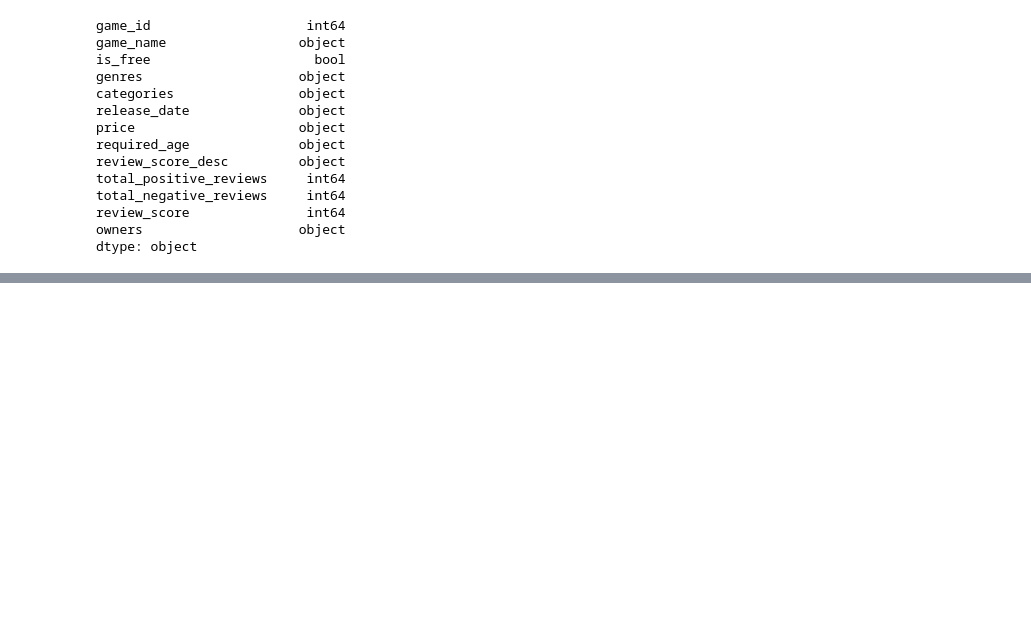
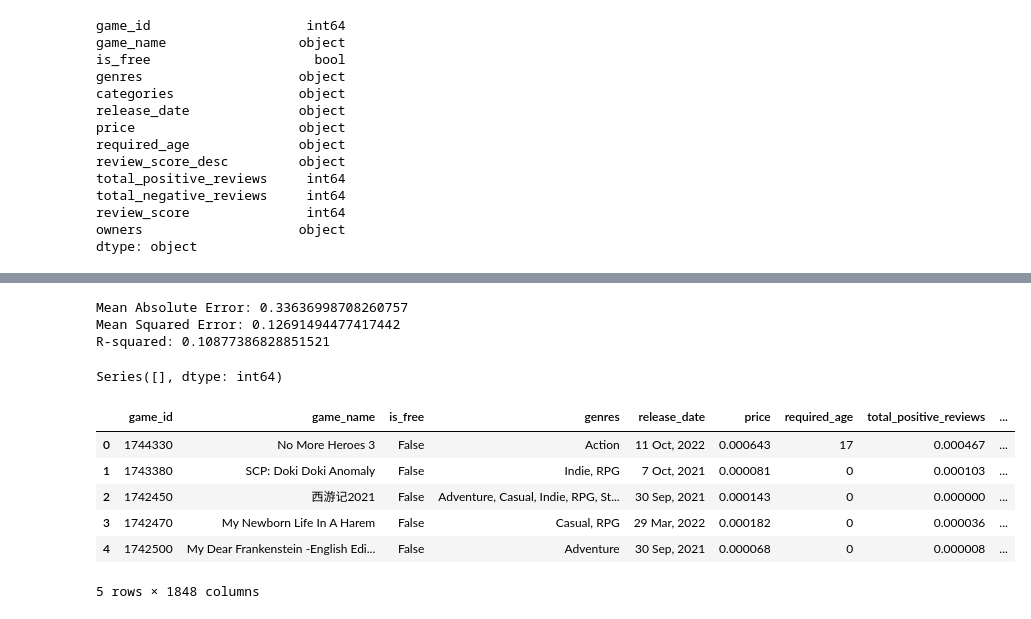
Before and after one commit to Jmoodina/steam_data_final_project, a Jupyter notebook: Steam_ML.ipynb, the cells around one changed output, grey strips where cells are left out. Cells and saved outputs as stored; diff of their text form; code cells hidden in the pictures; blank space fills up the shorter version.

```diff
--- a/Steam_ML.ipynb
+++ b/Steam_ML.ipynb
@@ -283,0 +147,66 @@ games_df['main_genre'] = games_df['genres'].apply(categorize_main_genre)
+# %%
+import re
+
+def preprocess_owners(owners):
+    if pd.isnull(owners):
+        return None  # Handle missing values
+    # Extract the numeric part before '..' separator
+    cleaned_owners = re.search(r'^(\d+)', str(owners))
+    if cleaned_owners:
+        return float(cleaned_owners.group(1))
+    else:
+        return None  # Handle cases where the pattern is not found
+
+
+# Preprocess 'owners' column
+encoded_df['owners'] = encoded_df['owners'].apply(preprocess_owners)
+
+# Drop rows with missing values in 'owners' column
+encoded_df.dropna(subset=['owners'], inplace=True)
+
+# Select Features and Target Variable
+features = ['price', 'total_positive_reviews', 'total_negative_reviews', 'owners']
+X = encoded_df[features]
+y = encoded_df['review_score']
+
+# Split Data into Training and Testing Sets
+X_train, X_test, y_train, y_test = train_test_split(X, y, test_size=0.2, random_state=42)
+
+# Train a Machine Learning Model
+model = LinearRegression()
+model.fit(X_train, y_train)
+
+# Evaluate Model Performance
+y_pred = model.predict(X_test)
+mae = mean_absolute_error(y_test, y_pred)
+mse = mean_squared_error(y_test, y_pred)
+r2 = r2_score(y_test, y_pred)
+
+print("Mean Absolute Error:", mae)
+print("Mean Squared Error:", mse)
+print("R-squared:", r2)
+# %% [output]
+Mean Absolute Error: 0.33636998708260757
+Mean Squared Error: 0.12691494477417442
+R-squared: 0.10877386828851521
+# %%
+# Check for missing values in each column
+missing_values = encoded_df.isna().sum()
+
+# Print columns with missing values
+print(missing_values[missing_values > 0])
+# %% [output]
+Series([], dtype: int64)
+# %%
+# Drop rows with missing values
+encoded_df.dropna(subset=['release_date', 'price'], inplace=True)
+# %%
+encoded_df.head()
+# %% [output]
+|  | game_id | game_name | is_free | genres | release_date | price | required_age | total_positive_reviews | ... |
+| 0 | 1744330 | No More Heroes 3 | False | Action | 11 Oct, 2022 | 0.000643 | 17 | 0.000467 | ... |
+| 1 | 1743380 | SCP: Doki Doki Anomaly | False | Indie, RPG | 7 Oct, 2021 | 0.000081 | 0 | 0.000103 | ... |
+| 2 | 1742450 | 西游记2021 | False | Adventure, Casual, Indie, RPG, St... | 30 Sep, 2021 | 0.000143 | 0 | 0.000000 | ... |
+| 3 | 1742470 | My Newborn Life In A Harem | False | Casual, RPG | 29 Mar, 2022 | 0.000182 | 0 | 0.000036 | ... |
+| 4 | 1742500 | My Dear Frankenstein -English Edi... | False | Adventure | 30 Sep, 2021 | 0.000068 | 0 | 0.000008 | ... |
+5 rows × 1848 columns
```
Also changed, not shown: parts of 17 cells of this notebook.
